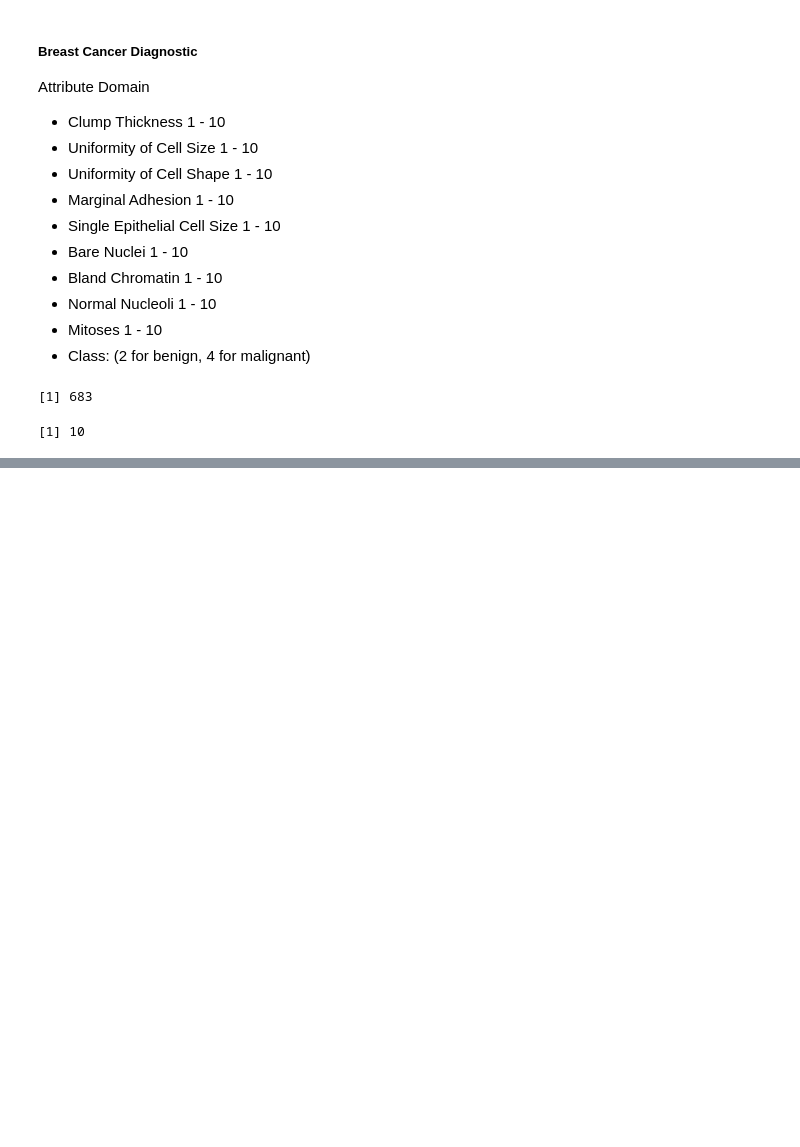
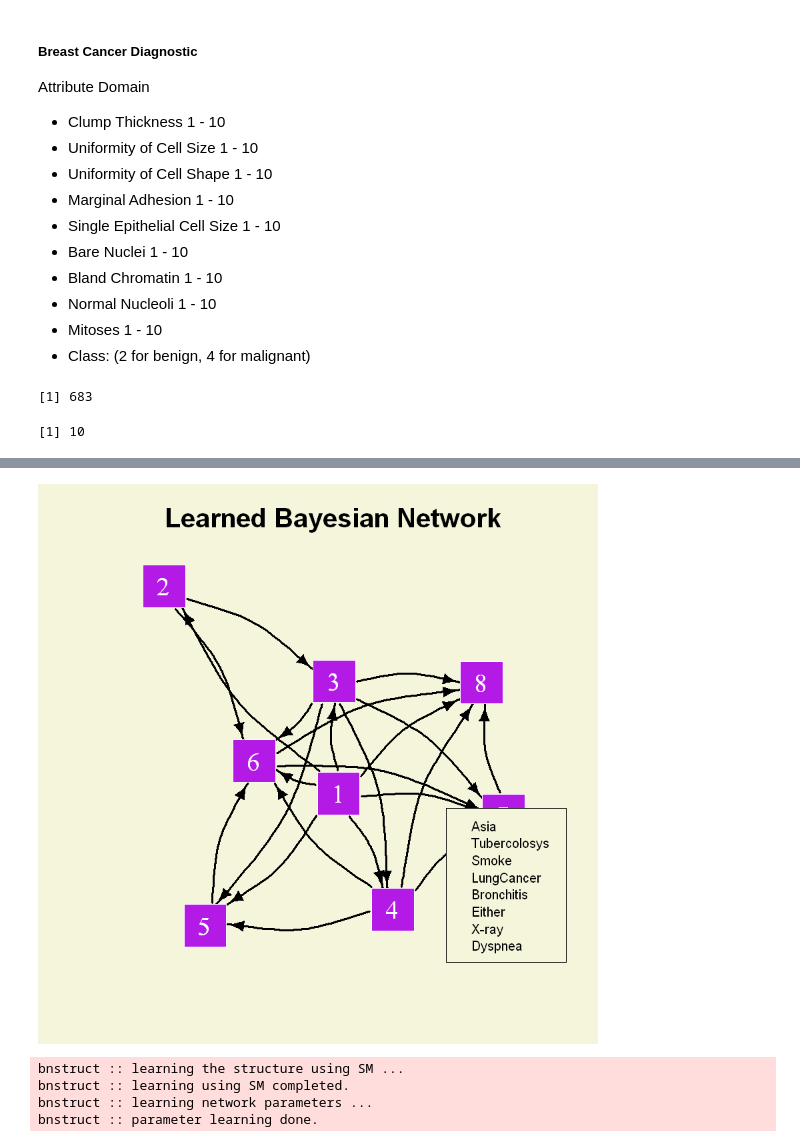
Before and after one commit to carmen-martin/bayesian-networks, a Jupyter notebook: Bayesian Networks.ipynb, the cells around one changed output, grey strips where cells are left out. Saved outputs shown, nothing was run; the diff lists cells and outputs as text; code cells hidden in the pictures; blank space fills up the shorter version.

```diff
--- a/Bayesian Networks.ipynb
+++ b/Bayesian Networks.ipynb
@@ -344,0 +328,15 @@ ERROR: Error in validObject(x): invalid class “BNDataset” object:  Dataset c
+# %%
+# Alg
+k2.parents <- k2_log(1:length(asia.df), u=5,asia.df)
+# %%
+plot_BN(k2.parents, variables(asia.data))
+# %% [output]
+[figure, added]
+# %%
+# bn
+learned.asia <- learn.network(algo = "sm", x = asia.data, max.parents = 2)
+# %% [output]
+bnstruct :: learning the structure using SM ...
+bnstruct :: learning using SM completed.
+bnstruct :: learning network parameters ...
+bnstruct :: parameter learning done.
```
Also changed, not shown: parts of 17 cells of this notebook.
